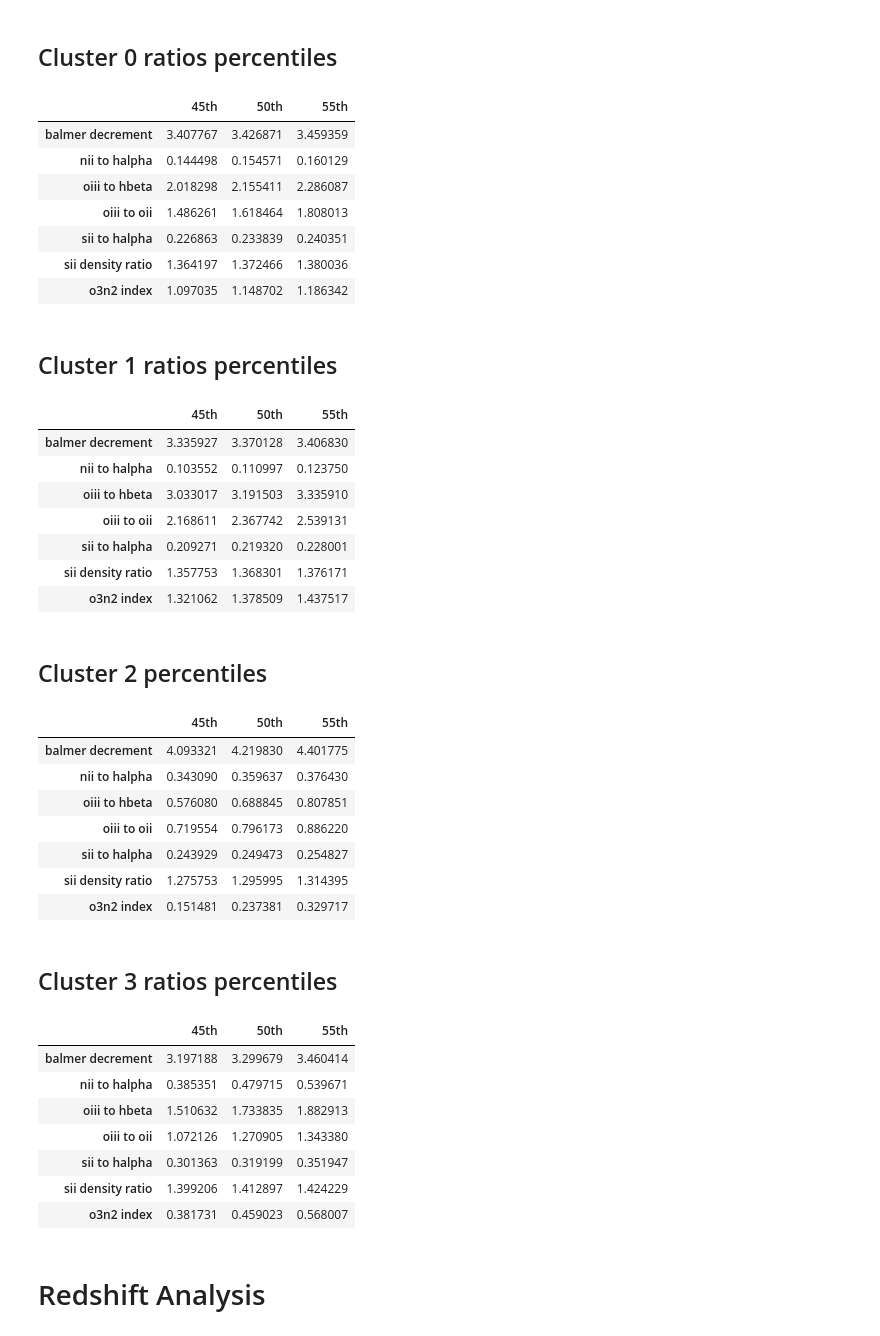
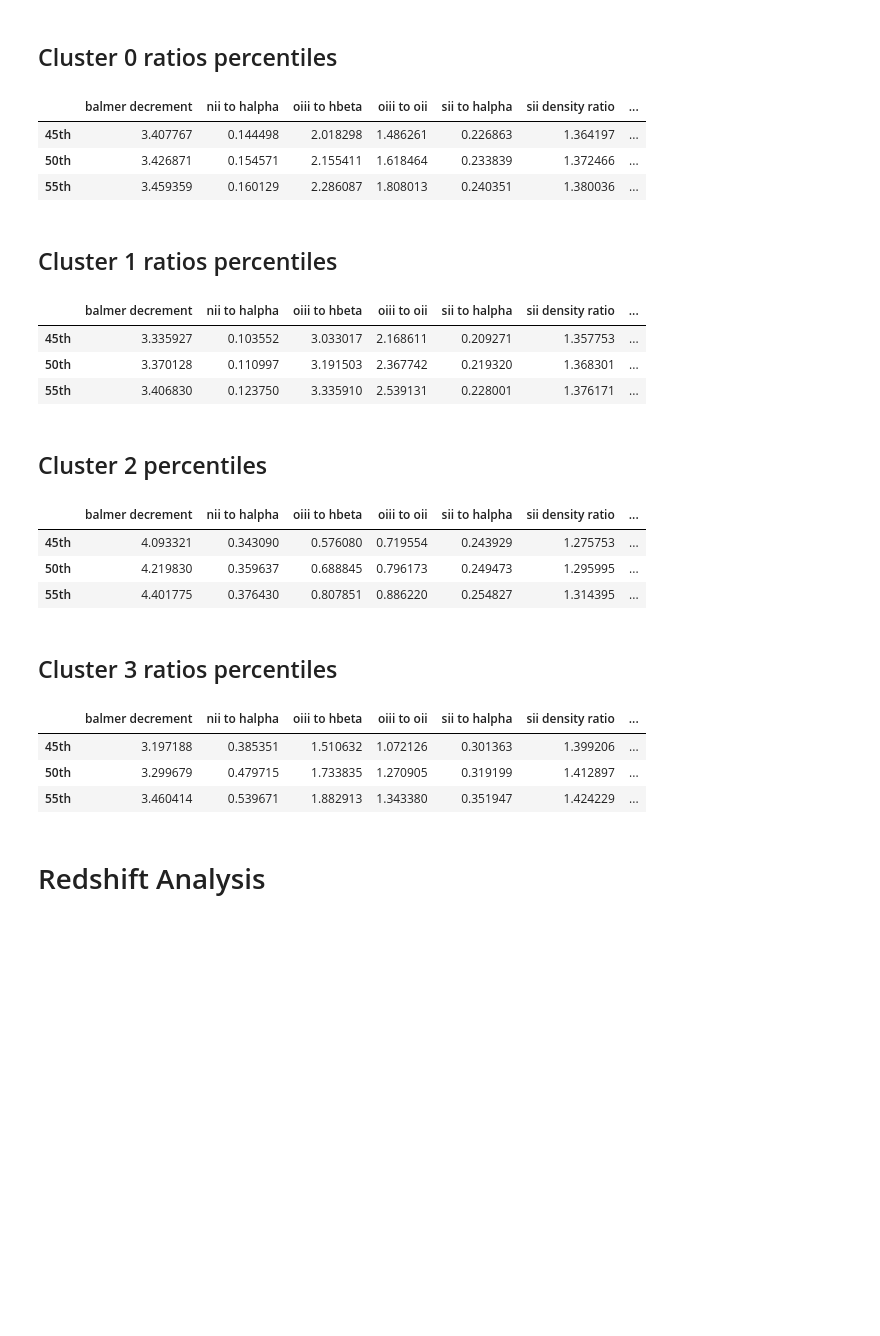
Before and after one commit to ed-ortizm/xai-astronomy, a Jupyter notebook: thesis/04_clustering_xai/05_iforest_cluster_analysis.ipynb, the cells around one changed output. Cells and saved outputs as stored; diff of their text form; code cells hidden in the pictures; blank space fills up the shorter version.

```diff
--- a/thesis/04_clustering_xai/05_iforest_cluster_analysis.ipynb
+++ b/thesis/04_clustering_xai/05_iforest_cluster_analysis.ipynb
@@ -450,24 +450,21 @@ median_cluster_ratios_df
 # %%
 cluster_mask = cluster_meta_df["cluster"] == 0
 percentiles = np.arange(0.45, 0.60, 0.05)
 ratios_percentiles_df = cluster_meta_df.loc[
     cluster_mask, SDSS_NEBULAR_LINES_RATIOS_NAMES
 ].quantile(q=percentiles).T
 # map index name by replacing the '_' with ' ' for better readability
 ratios_percentiles_df.index = [
     idx.replace("_", " ") for idx in ratios_percentiles_df.index
 ]
 ratios_percentiles_df.columns = [f"{int(q * 100)}th" for q in percentiles]
-ratios_percentiles_df
+ratios_percentiles_df.T.to_clipboard(excel=True, index=True)
+ratios_percentiles_df.T
 # %% [output]
-|  | 45th | 50th | 55th |
-| balmer decrement | 3.407767 | 3.426871 | 3.459359 |
-| nii to halpha | 0.144498 | 0.154571 | 0.160129 |
-| oiii to hbeta | 2.018298 | 2.155411 | 2.286087 |
-| oiii to oii | 1.486261 | 1.618464 | 1.808013 |
-| sii to halpha | 0.226863 | 0.233839 | 0.240351 |
-| sii density ratio | 1.364197 | 1.372466 | 1.380036 |
-| o3n2 index | 1.097035 | 1.148702 | 1.186342 |
+|  | balmer decrement | nii to halpha | oiii to hbeta | oiii to oii | sii to halpha | sii density ratio | ... |
+| 45th | 3.407767 | 0.144498 | 2.018298 | 1.486261 | 0.226863 | 1.364197 | ... |
+| 50th | 3.426871 | 0.154571 | 2.155411 | 1.618464 | 0.233839 | 1.372466 | ... |
+| 55th | 3.459359 | 0.160129 | 2.286087 | 1.808013 | 0.240351 | 1.380036 | ... |
 # %% [markdown]
 ## Cluster 1 ratios percentiles
 # %%
@@ -481,16 +478,13 @@ ratios_percentiles_df.index = [
     idx.replace("_", " ") for idx in ratios_percentiles_df.index
 ]
 ratios_percentiles_df.columns = [f"{int(q * 100)}th" for q in percentiles]
-ratios_percentiles_df
+ratios_percentiles_df.T.to_clipboard(excel=True, index=True)
+ratios_percentiles_df.T
 # %% [output]
-|  | 45th | 50th | 55th |
-| balmer decrement | 3.335927 | 3.370128 | 3.406830 |
-| nii to halpha | 0.103552 | 0.110997 | 0.123750 |
-| oiii to hbeta | 3.033017 | 3.191503 | 3.335910 |
-| oiii to oii | 2.168611 | 2.367742 | 2.539131 |
-| sii to halpha | 0.209271 | 0.219320 | 0.228001 |
-| sii density ratio | 1.357753 | 1.368301 | 1.376171 |
-| o3n2 index | 1.321062 | 1.378509 | 1.437517 |
+|  | balmer decrement | nii to halpha | oiii to hbeta | oiii to oii | sii to halpha | sii density ratio | ... |
+| 45th | 3.335927 | 0.103552 | 3.033017 | 2.168611 | 0.209271 | 1.357753 | ... |
+| 50th | 3.370128 | 0.110997 | 3.191503 | 2.367742 | 0.219320 | 1.368301 | ... |
+| 55th | 3.406830 | 0.123750 | 3.335910 | 2.539131 | 0.228001 | 1.376171 | ... |
 # %% [markdown]
 ## Cluster 2 percentiles
 # %%
@@ -504,16 +498,13 @@ ratios_percentiles_df.index = [
     idx.replace("_", " ") for idx in ratios_percentiles_df.index
 ]
 ratios_percentiles_df.columns = [f"{int(q * 100)}th" for q in percentiles]
-ratios_percentiles_df
+ratios_percentiles_df.T.to_clipboard(excel=True, index=True)
+ratios_percentiles_df.T
 # %% [output]
-|  | 45th | 50th | 55th |
-| balmer decrement | 4.093321 | 4.219830 | 4.401775 |
-| nii to halpha | 0.343090 | 0.359637 | 0.376430 |
-| oiii to hbeta | 0.576080 | 0.688845 | 0.807851 |
-| oiii to oii | 0.719554 | 0.796173 | 0.886220 |
-| sii to halpha | 0.243929 | 0.249473 | 0.254827 |
-| sii density ratio | 1.275753 | 1.295995 | 1.314395 |
-| o3n2 index | 0.151481 | 0.237381 | 0.329717 |
+|  | balmer decrement | nii to halpha | oiii to hbeta | oiii to oii | sii to halpha | sii density ratio | ... |
+| 45th | 4.093321 | 0.343090 | 0.576080 | 0.719554 | 0.243929 | 1.275753 | ... |
+| 50th | 4.219830 | 0.359637 | 0.688845 | 0.796173 | 0.249473 | 1.295995 | ... |
+| 55th | 4.401775 | 0.376430 | 0.807851 | 0.886220 | 0.254827 | 1.314395 | ... |
 # %% [markdown]
 ## Cluster 3 ratios percentiles
 # %%
@@ -527,16 +518,13 @@ ratios_percentiles_df.index = [
     idx.replace("_", " ") for idx in ratios_percentiles_df.index
 ]
 ratios_percentiles_df.columns = [f"{int(q * 100)}th" for q in percentiles]
-ratios_percentiles_df
+ratios_percentiles_df.T.to_clipboard(excel=True, index=True)
+ratios_percentiles_df.T
 # %% [output]
-|  | 45th | 50th | 55th |
-| balmer decrement | 3.197188 | 3.299679 | 3.460414 |
-| nii to halpha | 0.385351 | 0.479715 | 0.539671 |
-| oiii to hbeta | 1.510632 | 1.733835 | 1.882913 |
-| oiii to oii | 1.072126 | 1.270905 | 1.343380 |
-| sii to halpha | 0.301363 | 0.319199 | 0.351947 |
-| sii density ratio | 1.399206 | 1.412897 | 1.424229 |
-| o3n2 index | 0.381731 | 0.459023 | 0.568007 |
+|  | balmer decrement | nii to halpha | oiii to hbeta | oiii to oii | sii to halpha | sii density ratio | ... |
+| 45th | 3.197188 | 0.385351 | 1.510632 | 1.072126 | 0.301363 | 1.399206 | ... |
+| 50th | 3.299679 | 0.479715 | 1.733835 | 1.270905 | 0.319199 | 1.412897 | ... |
+| 55th | 3.460414 | 0.539671 | 1.882913 | 1.343380 | 0.351947 | 1.424229 | ... |
 # %% [markdown]
 # Redshift Analysis
 # %%
```
Also changed, not shown: parts of 2 cells of this notebook, 2 other files.
